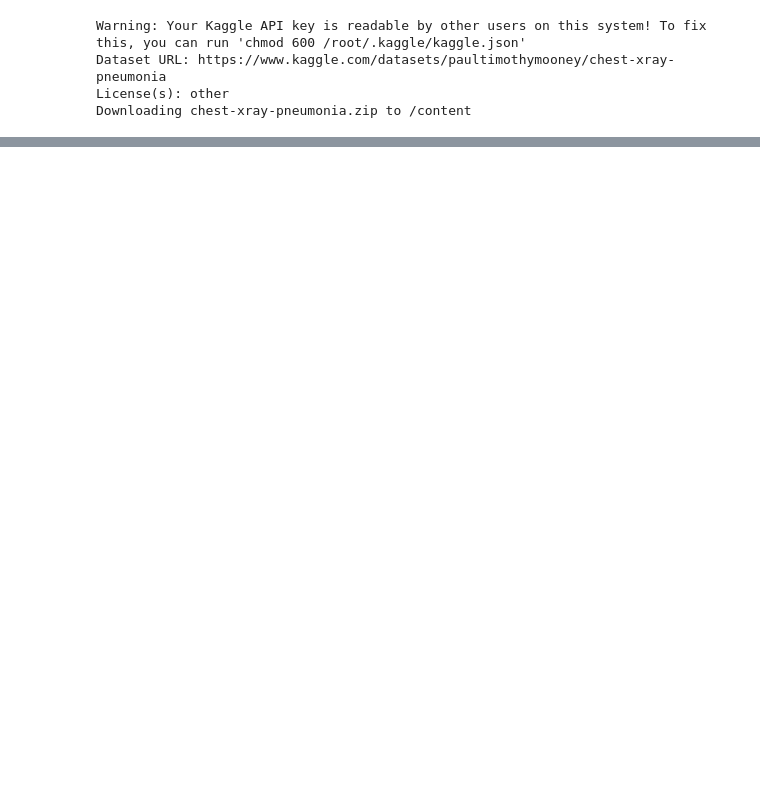
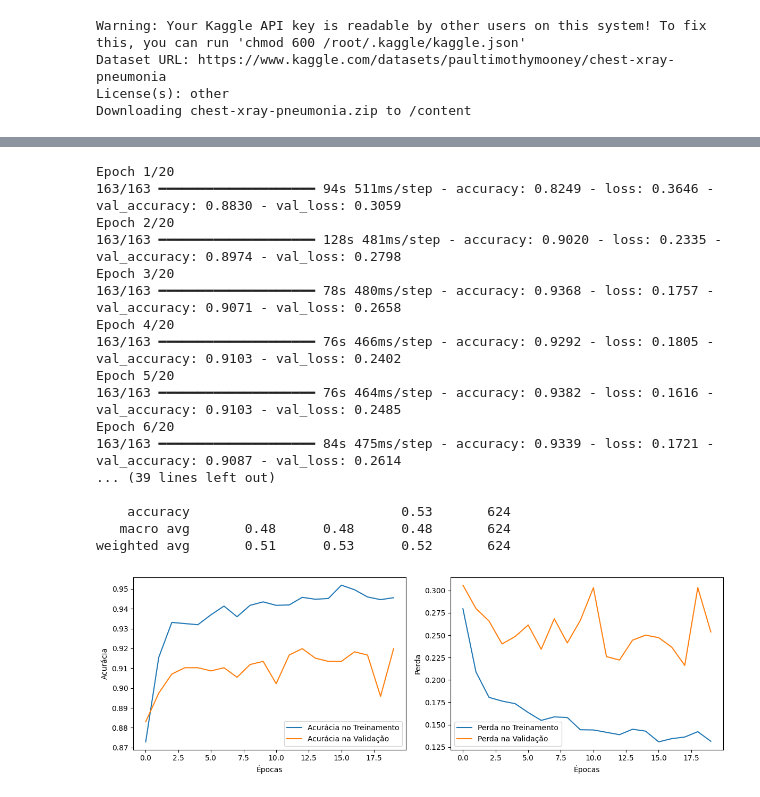
Before and after one commit to criscoutinho02/pneumonia_detection, a Jupyter notebook: pneumonia_detection.ipynb, the cells around one changed output, grey strips where cells are left out. Cells and saved outputs as stored; diff of their text form; code cells hidden in the pictures; blank space fills up the shorter version.

```diff
--- a/pneumonia_detection.ipynb
+++ b/pneumonia_detection.ipynb
@@ -36,0 +68,75 @@ import matplotlib.pyplot as plt
+# %%
+base_model = VGG16(weights='imagenet', include_top=False, input_shape=(150, 150, 3))
+
+model = Sequential()
+model.add(base_model)
+model.add(Flatten())
+model.add(Dense(512, activation='relu'))
+model.add(Dropout(0.5))
+model.add(Dense(1, activation='sigmoid'))
+
+base_model.trainable = False
+
+model.compile(optimizer=Adam(learning_rate=0.0001), loss='binary_crossentropy', metrics=['accuracy'])
+
+history = model.fit(
+    train_generator,
+    steps_per_epoch=len(train_generator),
+    epochs=20,
+    validation_data=test_generator,
+    validation_steps=len(test_generator)
+)
+
+test_loss , test_acc = model.evaluate(test_generator, steps=len(test_generator))
+print(f'Acurácia no conjunto de teste: {test_acc}')
+
+test_labels = test_generator.classes
+predictions = model.predict(test_generator, steps=len(test_generator))
+predicted_labels = (predictions > 0.5).astype(int)
+
+conf_matrix = confusion_matrix(test_labels, predicted_labels)
+print("Matriz de Confusão:")
+print(conf_matrix)
+
+class_report = classification_report(test_labels, predicted_labels, target_names=['Normal', 'Pneumonia'])
+print("Relatório de Classificação:")
+print(class_report)
+
+plt.figure(figsize=(12, 4))
+plt.subplot(1, 2, 1)
+plt.plot(history.history['accuracy'], label='Acurácia no Treinamento')
+plt.plot(history.history['val_accuracy'], label='Acurácia na Validação')
+plt.xlabel('Épocas')
+plt.ylabel('Acurácia')
+plt.legend()
+
+plt.subplot(1, 2, 2)
+
+
+plt.plot(history.history['loss'], label='Perda no Treinamento')
+plt.plot(history.history['val_loss'], label='Perda na Validação')
+plt.xlabel('Épocas')
+plt.ylabel('Perda')
+plt.legend()
+
+plt.tight_layout()
+plt.show()
+# %% [output]
+Epoch 1/20
+163/163 ━━━━━━━━━━━━━━━━━━━━ 94s 511ms/step - accuracy: 0.8249 - loss: 0.3646 - val_accuracy: 0.8830 - val_loss: 0.3059
+Epoch 2/20
+163/163 ━━━━━━━━━━━━━━━━━━━━ 128s 481ms/step - accuracy: 0.9020 - loss: 0.2335 - val_accuracy: 0.8974 - val_loss: 0.2798
+Epoch 3/20
+163/163 ━━━━━━━━━━━━━━━━━━━━ 78s 480ms/step - accuracy: 0.9368 - loss: 0.1757 - val_accuracy: 0.9071 - val_loss: 0.2658
+Epoch 4/20
+163/163 ━━━━━━━━━━━━━━━━━━━━ 76s 466ms/step - accuracy: 0.9292 - loss: 0.1805 - val_accuracy: 0.9103 - val_loss: 0.2402
+Epoch 5/20
+163/163 ━━━━━━━━━━━━━━━━━━━━ 76s 464ms/step - accuracy: 0.9382 - loss: 0.1616 - val_accuracy: 0.9103 - val_loss: 0.2485
+Epoch 6/20
+163/163 ━━━━━━━━━━━━━━━━━━━━ 84s 475ms/step - accuracy: 0.9339 - loss: 0.1721 - val_accuracy: 0.9087 - val_loss: 0.2614
+... (39 lines left out)
+
+    accuracy                           0.53       624
+   macro avg       0.48      0.48      0.48       624
+weighted avg       0.51      0.53      0.52       624
+[figure, added]
```
Also changed, not shown: parts of 1 cell of this notebook.
